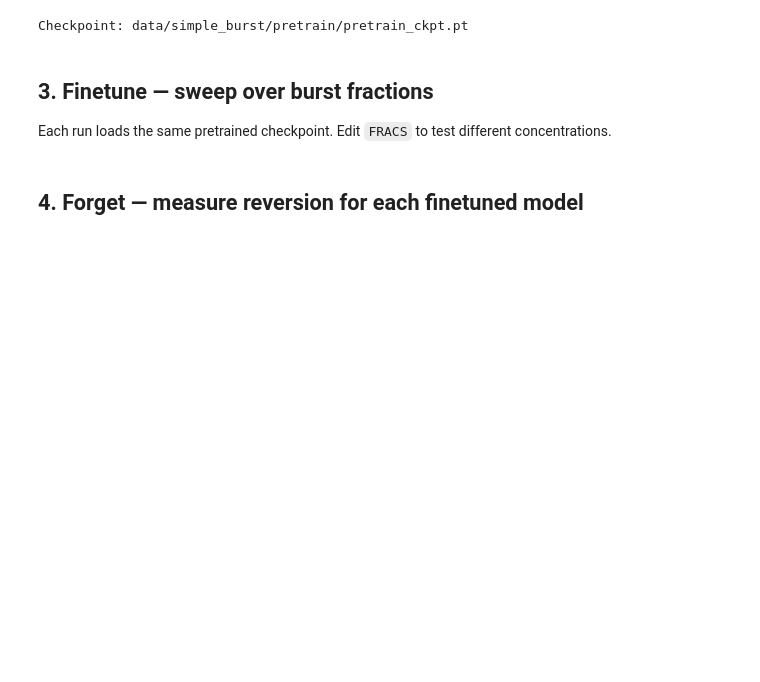
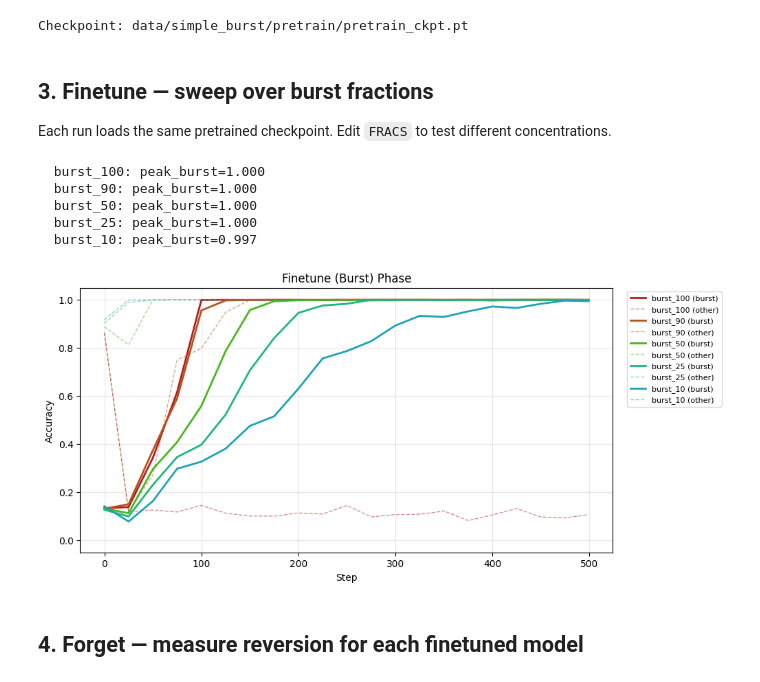
Before and after one commit to ipdimitrov/compositional_capabilities_burst, a Jupyter notebook: notebooks/burst_simple.ipynb, the cells around one changed output. Saved outputs shown, nothing was run; the diff lists cells and outputs as text; code cells hidden in the pictures; blank space fills up the shorter version.

```diff
--- a/notebooks/burst_simple.ipynb
+++ b/notebooks/burst_simple.ipynb
@@ -45,22 +46,31 @@ Checkpoint: data/simple_burst/pretrain/pretrain_ckpt.pt
 
 Each run loads the same pretrained checkpoint. Edit `FRACS` to test different concentrations.
 # %%
-from concurrent.futures import ThreadPoolExecutor
+import torch.multiprocessing as mp
+from simple.finetune import _finetune_worker
 
-FRACS = [1.0, 0.5, 0.25, 0.10]  # sweep these
+FRACS = [1.0, 0.9, 0.5, 0.25, 0.10]  # sweep these
 
-def _run_finetune(frac):
-    return finetune(data, pt["ckpt_path"], f"{OUT}/finetune",
-                    burst_frac=frac, steps=200, quiet=True)
+jobs = [dict(data=data, pretrain_ckpt=pt["ckpt_path"], out_dir=f"{OUT}/finetune",
+             burst_frac=frac, steps=500, quiet=True)
+        for frac in FRACS]
 
-with ThreadPoolExecutor(max_workers=len(FRACS)) as pool:
-    ft_results = list(pool.map(_run_finetune, FRACS))
+ctx = mp.get_context("spawn")
+with ctx.Pool(len(FRACS)) as pool:
+    ft_results = pool.map(_finetune_worker, jobs)
 
 for r in ft_results:
     print(f"  {r['tag']}: peak_burst={r['peak_burst']:.3f}")
 
 report.plot_finetune(ft_results)
 plt.show()
+# %% [output]
+  burst_100: peak_burst=1.000
+  burst_90: peak_burst=1.000
+  burst_50: peak_burst=1.000
+  burst_25: peak_burst=1.000
+  burst_10: peak_burst=0.997
+[figure, added]
 # %% [markdown]
 ## 4. Forget — measure reversion for each finetuned model
 # %%
```
Also changed, not shown: parts of 23 cells of this notebook, 7 other files.
